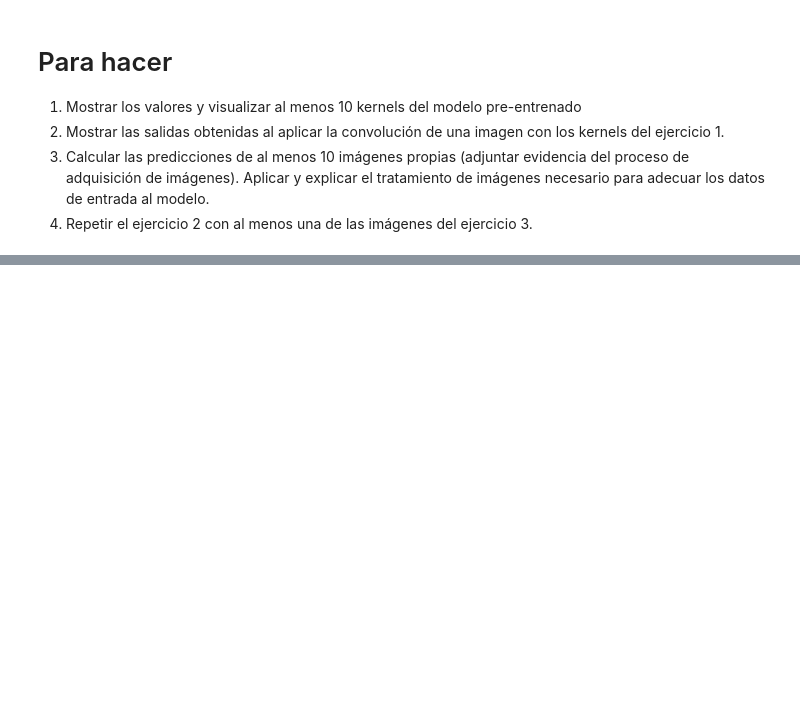
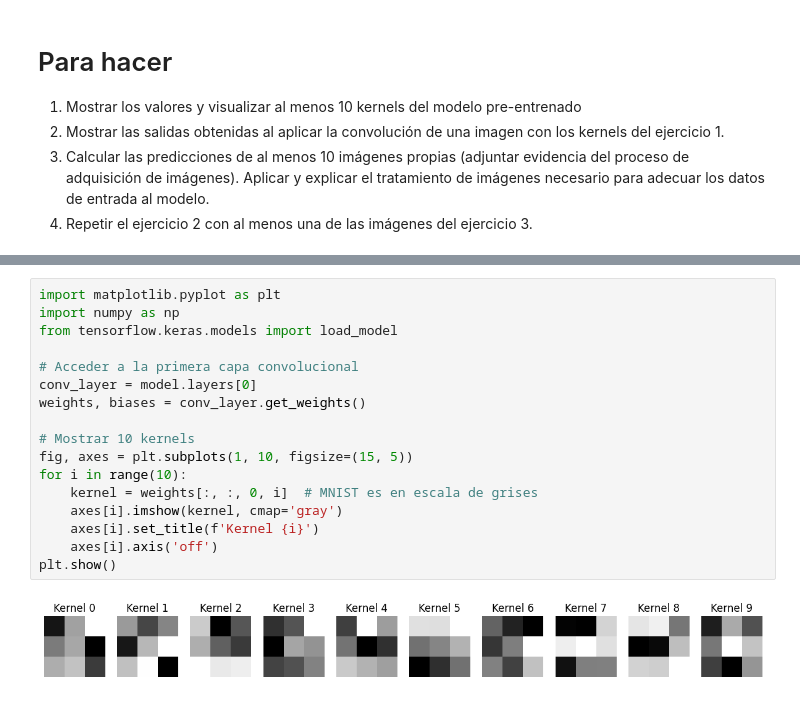
Before and after one commit to ladmepaz/convolucion-mnist-watermelon, a Jupyter notebook: notebook.ipynb, the cells around one changed output, grey strips where cells are left out. Saved outputs shown, nothing was run; the diff lists cells and outputs as text; blank space fills up the shorter version.

```diff
--- a/notebook.ipynb
+++ b/notebook.ipynb
@@ -98,0 +86,19 @@ Forma de los filtros: (3, 3, 1, 64)
+# %%
+import matplotlib.pyplot as plt
+import numpy as np
+from tensorflow.keras.models import load_model
+
+# Acceder a la primera capa convolucional
+conv_layer = model.layers[0]
+weights, biases = conv_layer.get_weights()
+
+# Mostrar 10 kernels
+fig, axes = plt.subplots(1, 10, figsize=(15, 5))
+for i in range(10):
+    kernel = weights[:, :, 0, i]  # MNIST es en escala de grises
+    axes[i].imshow(kernel, cmap='gray')
+    axes[i].set_title(f'Kernel {i}')
+    axes[i].axis('off')
+plt.show()
+# %% [output]
+[figure, added]
```
Also changed, not shown: parts of 6 cells of this notebook, 10 other files.
